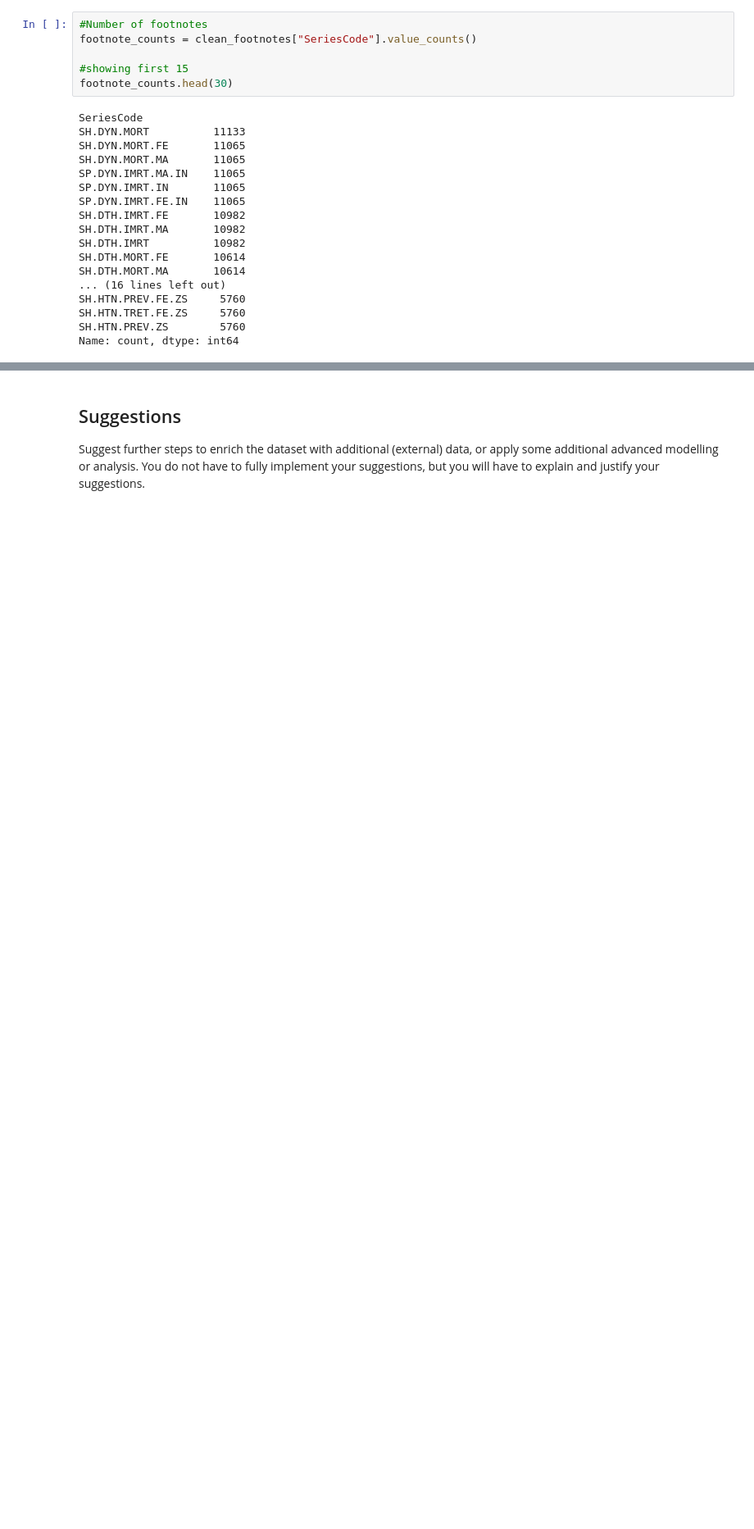
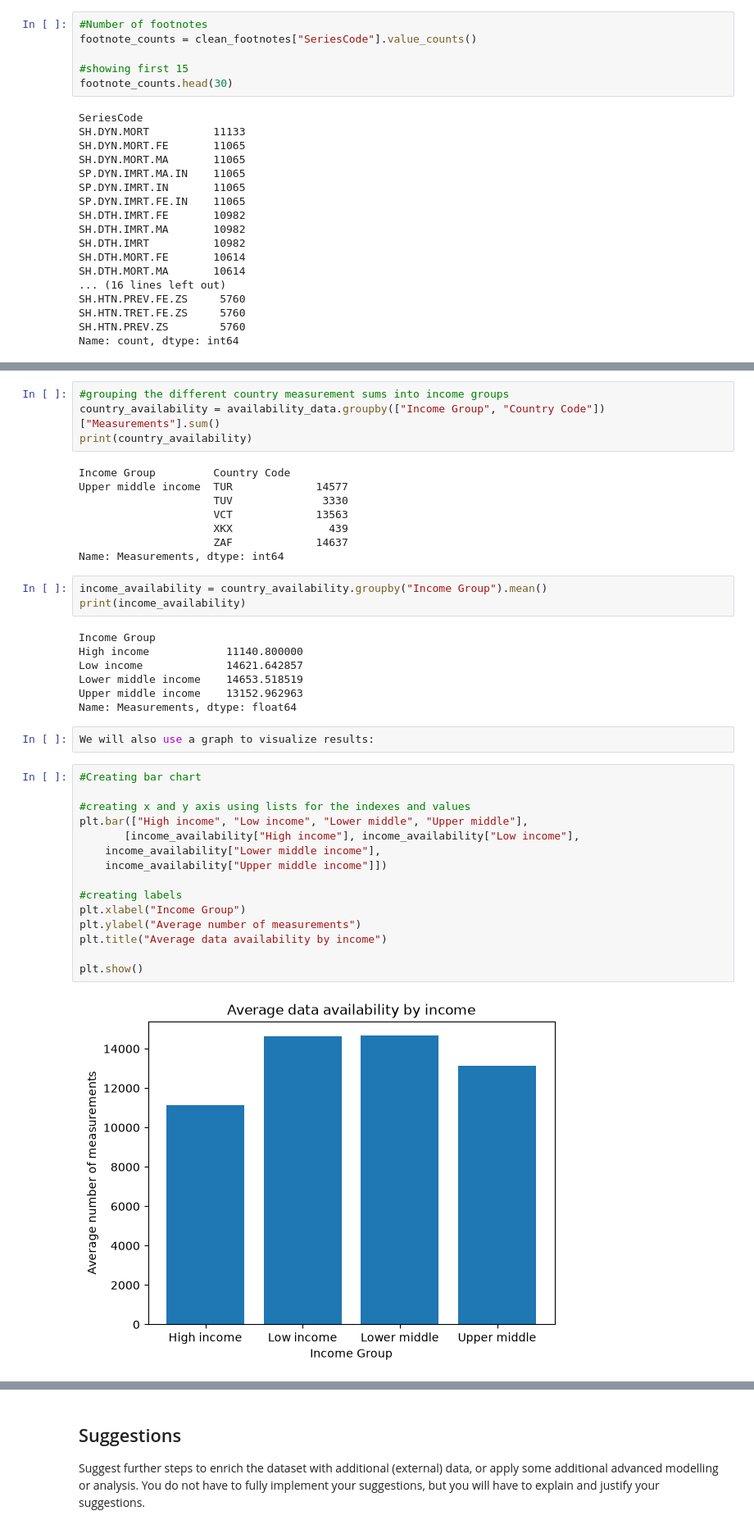
Before and after one commit to R-Bagala/Data-Science-Assignment-UoS, a Jupyter notebook: 3428295_CSCU9M3_TheAssignment_Aut26.ipynb, the cells around one changed output, grey strips where cells are left out. Shown at 82% size. Cells and saved outputs as stored; diff of their text form; blank space fills up the shorter version.

Commit message:
Finished first question on descriptive analytics and updated word count accordingly.

```diff
--- a/3428295_CSCU9M3_TheAssignment_Aut26.ipynb
+++ b/3428295_CSCU9M3_TheAssignment_Aut26.ipynb
@@ -400,0 +424,41 @@ The results show mortality indicators have the most footnotes with numbers as hi
+# %%
+#grouping the different country measurement sums into income groups
+country_availability = availability_data.groupby(["Income Group", "Country Code"])["Measurements"].sum()
+print(country_availability)
+# %% [output]
+Income Group         Country Code
+Upper middle income  TUR             14577
+                     TUV              3330
+                     VCT             13563
+                     XKX               439
+                     ZAF             14637
+Name: Measurements, dtype: int64
+# %%
+income_availability = country_availability.groupby("Income Group").mean()
+print(income_availability)
+# %% [output]
+Income Group
+High income            11140.800000
+Low income             14621.642857
+Lower middle income    14653.518519
+Upper middle income    13152.962963
+Name: Measurements, dtype: float64
+# %%
+We will also use a graph to visualize results:
+# %%
+#Creating bar chart
+
+#creating x and y axis using lists for the indexes and values
+plt.bar(["High income", "Low income", "Lower middle", "Upper middle"],
+       [income_availability["High income"], income_availability["Low income"],
+    income_availability["Lower middle income"],
+    income_availability["Upper middle income"]])
+
+#creating labels
+plt.xlabel("Income Group")
+plt.ylabel("Average number of measurements")
+plt.title("Average data availability by income")
+
+plt.show()
+# %% [output]
+[figure, added]
```
Also changed, not shown: parts of 10 cells of this notebook, 1 other file.
